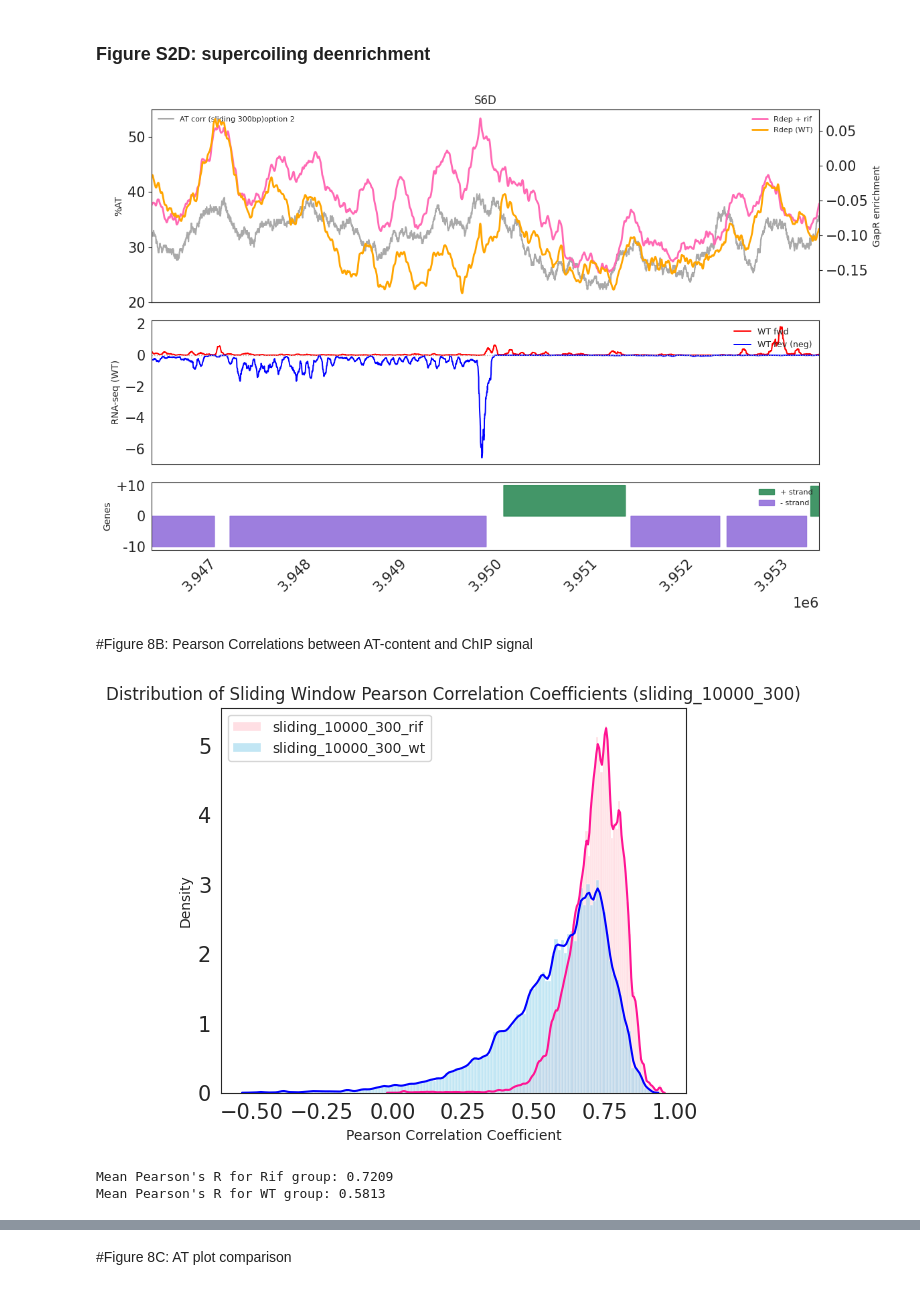
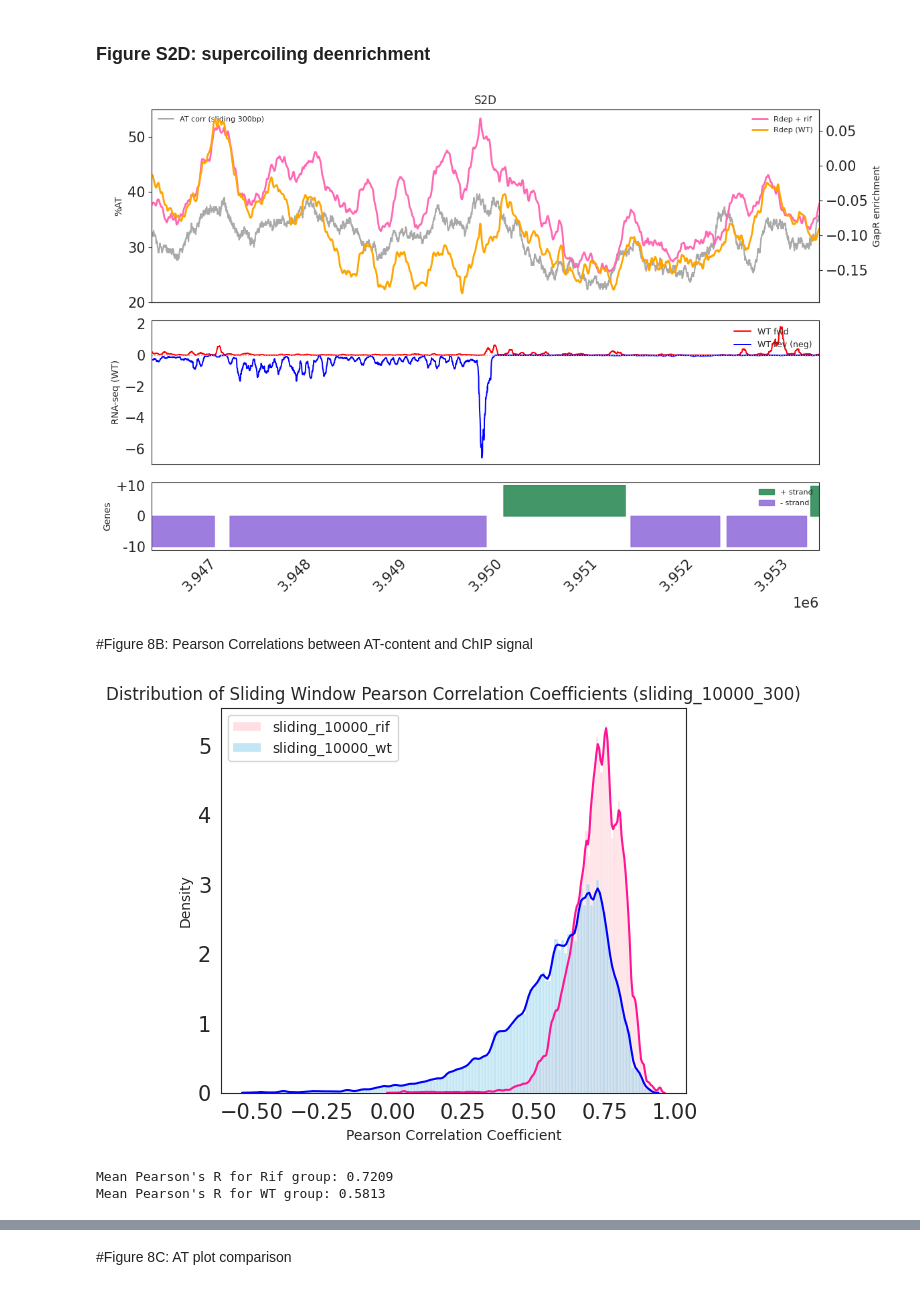
Before and after one commit to LucyKwi/GapR_ATvsSC, a Jupyter notebook: Fig8_S2_GitHub.ipynb, the cells around one changed output, grey strips where cells are left out. Cells and saved outputs as stored; diff of their text form; code cells hidden in the pictures.

```diff
--- a/Fig8_S2_GitHub.ipynb
+++ b/Fig8_S2_GitHub.ipynb
@@ -469,14 +426,14 @@ fig, (ax_top, ax_rna, ax_genes) = plt.subplots(
 
 # 1) plotting AT + ChIP on twin axis
 ax2 = ax_top.twinx()
-ax_top.plot(x_step, at_arr[startplot:endplot], color='darkgrey', label='AT corr (sliding 300bp)option 2', zorder=1)
+ax_top.plot(x_step, at_arr[startplot:endplot], color='darkgrey', label='AT corr (sliding 300bp)', zorder=1)
 ax2.plot(x_step, rif_arr[startplot:endplot], color='hotpink', linewidth=2.0, label='Rdep + rif')
 ax2.plot(x_step, wt_arr[startplot:endplot:],  color='orange',  linewidth=2.0, label='Rdep (WT)')
 ax_top.set_ylabel('%AT')
 ax2.set_ylabel('GapR enrichment')
 ax_top.legend(loc='upper left', fontsize=8, frameon=False)
 ax2.legend(loc='upper right', fontsize=8, frameon=False)
-ax_top.set_title(f'S6D')
+ax_top.set_title(f'S2D')
 ax_top.set_xlim(startplot, endplot - 1)
 ax_top.set_ylim(20, 55) # Manually set AT content y-axis limits
 
@@ -507,7 +464,7 @@ plt.tight_layout()
 #plt.savefig('S2D.pdf')
 plt.show()
 # %% [output]
-[figure, old version]
+[figure, new version]
 # %% [markdown]
 #Figure 8B: Pearson Correlations between AT-content and ChIP signal
 # %%
@@ -534,20 +491,21 @@ def sliding_window_correlation(data1, data2, window_size):
 
     return correlation_series
 # %%
-# Define window size for pearson correlation
+#this cell runs the pearson coorelations in a 10kb window. If you want to run it yourself, please run the else statement.
+#This takes my macbook air 45 min to run. I have  provided the .txt output files in data to reference and save time (aka the if statement)
+
+# window size for pearson correlation
 window_size = 10000
 
-# Calculate sliding window correlation between at_content_1bp and gapR_rif_norm/gapR_wt_norm
-# Convert sliding_300 to a pandas Series before passing to the function
-
+# Calculate sliding window pearson correlation
 if os.path.exists('./data/wt_sliding_corr.txt'):
   wt_sliding_corr = pd.read_csv('./data/wt_sliding_corr.txt', sep='\t', header=None,index_col=0)
 
 else:
   print('running wt correlation')
   wt_sliding_corr = sliding_window_correlation(pd.Series(sliding_300_caulo[0]), gapR_wt_norm, window_size)
-  wt_sliding_corr.to_csv('./data/wt_sliding_corr.txt', sep='\t')
-
+  wt_sliding_corr.to_csv('./data/wt_sliding_corr.txt', sep='\t', header=None)
+  wt_sliding_corr = pd.read_csv('./data/wt_sliding_corr.txt', sep='\t', header=None,index_col=0)
 
 if os.path.exists('./data/rif_sliding_corr.txt'):
   rif_sliding_corr = pd.read_csv('./data/rif_sliding_corr.txt', sep='\t', header=None,index_col=0)
@@ -555,30 +513,31 @@ if os.path.exists('./data/rif_sliding_corr.txt'):
 else:
   print('running rif correlation')
   rif_sliding_corr = sliding_window_correlation(pd.Series(sliding_300_caulo[0]), gapR_rif_norm, window_size)
-  rif_sliding_corr.to_csv('./data/rif_sliding_corr.txt', sep='\t')
+  rif_sliding_corr.to_csv('./data/rif_sliding_corr.txt', sep='\t', header=None)
+  rif_sliding_corr = pd.read_csv('./data/rif_sliding_corr.txt', sep='\t', header=None,index_col=0)
 # %%
 # Plot histograms
 plt.figure(figsize=(6, 5))
-sns.histplot(rif_sliding_corr[1], stat='density', color='pink', label='sliding_10000_300_rif',
+sns.histplot(rif_sliding_corr[1], stat='density', color='pink', label='sliding_10000_rif',
              alpha=0.5, common_norm=False, bins = 125)
-sns.histplot(wt_sliding_corr[1], stat='density', color='skyblue', label='sliding_10000_300_wt',
+sns.histplot(wt_sliding_corr[1], stat='density', color='skyblue', label='sliding_10000_wt',
              alpha=0.5, common_norm=False, bins = 125)
 
 # Plot KDEs separately
 sns.kdeplot(rif_sliding_corr[1], color='deeppink')
 sns.kdeplot(wt_sliding_corr[1], color='blue')
 
 # Format graph
 plt.xlabel('Pearson Correlation Coefficient')
 plt.ylabel('Density')
 plt.title('Distribution of Sliding Window Pearson Correlation Coefficients (sliding_10000_300)')
 plt.legend()
 #plt.savefig('./8B.pdf')
 plt.show()
 
 print(f"Mean Pearson's R for Rif group: {rif_sliding_corr[1].mean():.4f}")
 print(f"Mean Pearson's R for WT group: {wt_sliding_corr[1].mean():.4f}")
 # %% [output]
-[figure, old version]
+[figure, new version]
 Mean Pearson's R for Rif group: 0.7209
 Mean Pearson's R for WT group: 0.5813
```
Also changed, not shown: parts of 24 cells of this notebook.
